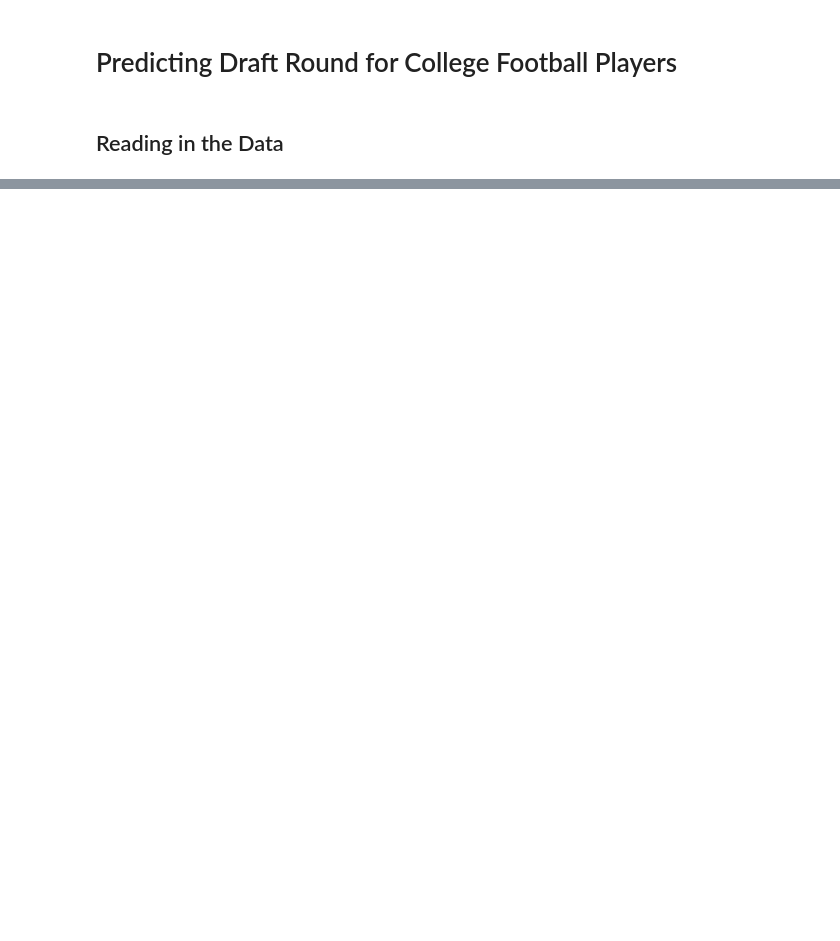
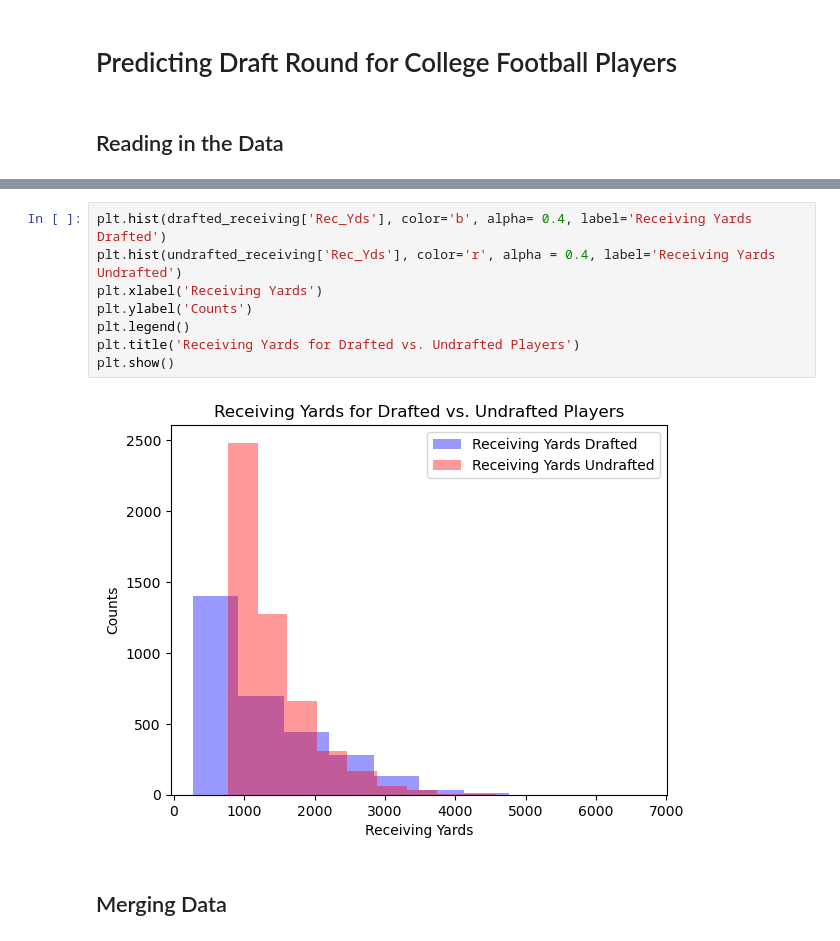
Before and after one commit to ckourkou/DATA-1030-Final-Project, a Jupyter notebook: Draft Round Project.ipynb, the cells around one changed output, grey strips where cells are left out. Cells and saved outputs as stored; diff of their text form; blank space fills up the shorter version.

Commit message:
merged data

```diff
--- a/Draft Round Project.ipynb
+++ b/Draft Round Project.ipynb
@@ -282,0 +332,12 @@ dtype: object
+# %%
+plt.hist(drafted_receiving['Rec_Yds'], color='b', alpha= 0.4, label='Receiving Yards Drafted')
+plt.hist(undrafted_receiving['Rec_Yds'], color='r', alpha = 0.4, label='Receiving Yards Undrafted')
+plt.xlabel('Receiving Yards')
+plt.ylabel('Counts')
+plt.legend()
+plt.title('Receiving Yards for Drafted vs. Undrafted Players')
+plt.show()
+# %% [output]
+[figure, added]
+# %% [markdown]
+## Merging Data
```
Also changed, not shown: parts of 10 cells of this notebook.
